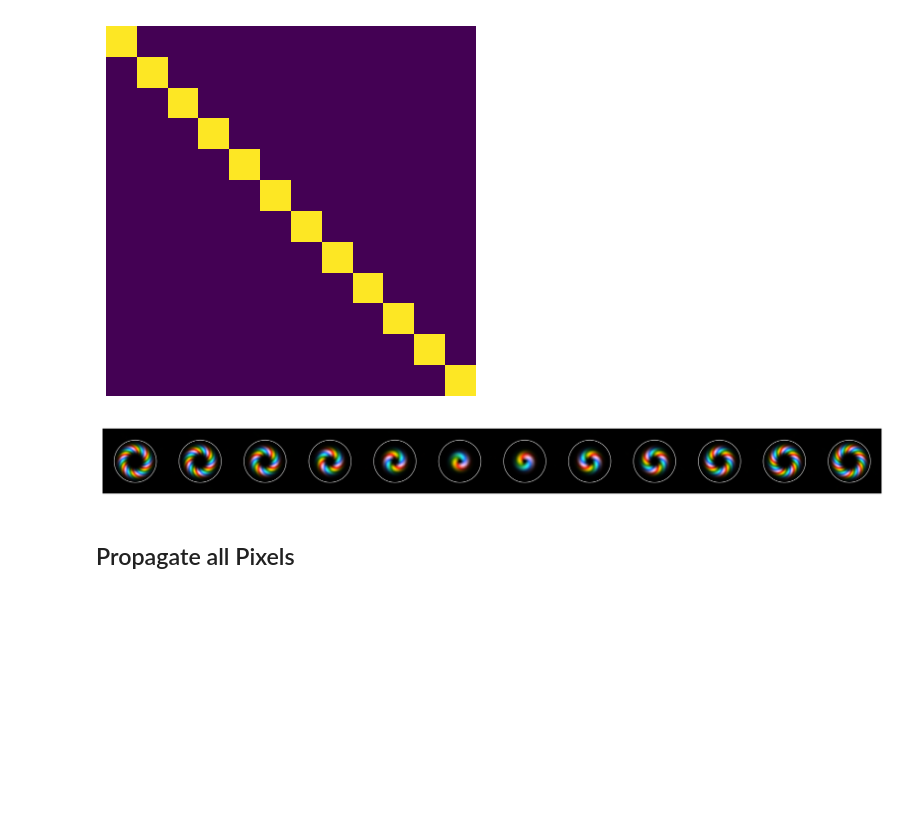
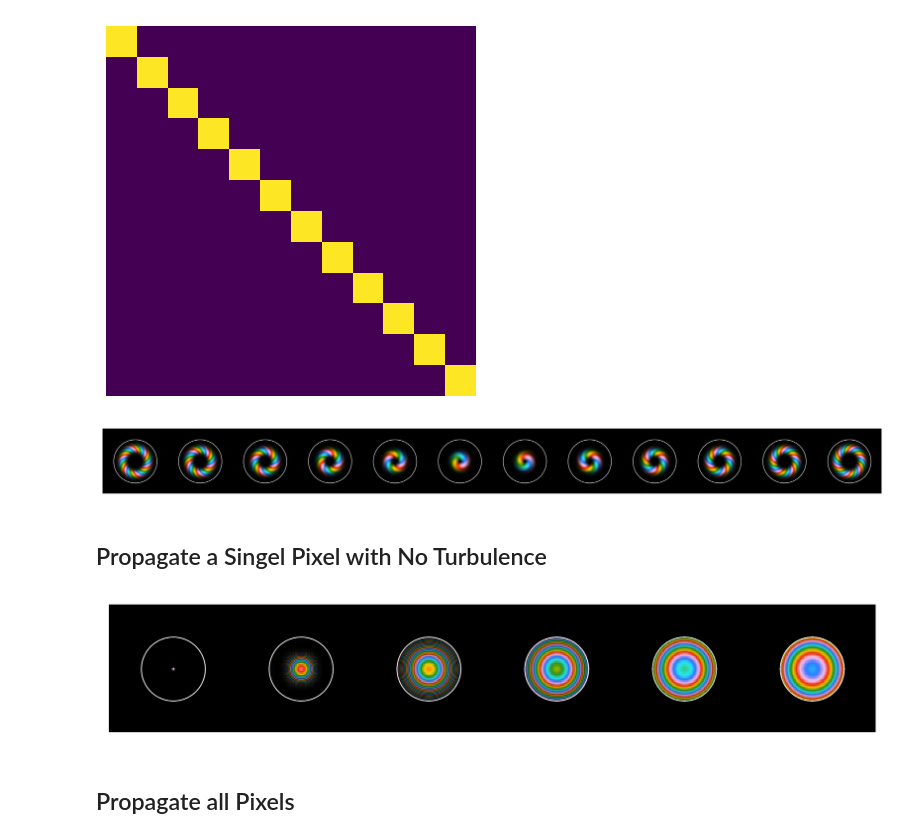
Before and after one commit to LukasScarfe/Eigen, a Jupyter notebook: eigenmodes.ipynb, the cells around one changed output. Cells and saved outputs as stored; diff of their text form; code cells hidden in the pictures; blank space fills up the shorter version.

```diff
--- a/eigenmodes.ipynb
+++ b/eigenmodes.ipynb
@@ -218,7 +218,7 @@ def plotBeam(Fs: list[Field],rows: int=1,aperature: float=0,intensity: bool=True
 
         if aperature:
             centre=(pixels/2-0.5,pixels/2-0.5) if pixels%2 == 1 else (pixels/2,pixels/2)
-            circle = plt.Circle(centre,aperature*pixels/size-1, color='w', fill=False,linewidth=0.5)
+            circle = plt.Circle(centre,aperature*pixels/size, color='w', fill=False,linewidth=0.5)
             ax.add_patch(circle)
 
     plt.subplots_adjust(left=0, right=1, top=1, bottom=0, wspace=0, hspace=0)
@@ -289,21 +289,22 @@ def propChannel(F,distance,abbs=1,mode=0):
     if not hasattr(abbs, "__len__"):
         for i in range(abbs):
             if mode==1:
-                F=Forvard(F,int(distance/abbs))
+                F=Forvard(F,distance/abbs)
             elif mode == 2:
-                F=Forward(F,int(distance/abbs),F.siz,F.N)
+                F=Forward(F,distance/abbs,F.siz,F.N)
             else:
-                F=Fresnel(F,int(distance/abbs))
+                F=Fresnel(F,distance/abbs)
 
     else:
+        F=Fresnel(F,distance/(len(abbs)+1))
         for screen in abbs:
             F=SubPhase(F,Phase(F)+screen)
             if mode==1:
-                F=Forvard(F,int(distance/len(abbs)))
+                F=Forvard(F,distance/(len(abbs)+1))
             elif mode == 2:
-                F=Forward(F,int(distance/len(abbs)),F.size,F.N)
+                F=Forward(F,distance/(len(abbs)+1),F.size,F.N)
             else:
-                F=Fresnel(F,int(distance/len(abbs)))
+                F=Fresnel(F,distance/(len(abbs)+1))
     return F
 
 def propChannelSteps(F,distance,abbs=1):
@@ -443,6 +438,19 @@ plt.show(plotBeam(errorBeams,rows=1,aperature=size/3))
 # %% [output]
 [figure]
 [figure]
+# %% [markdown]
+## Propagate a Singel Pixel with No Turbulence
+# %%
+intens = np.zeros((N, N))
+intens[N//2][N//2] = 1
+
+#FieldOut = propChannel(SubIntensity(FieldIn, intens), z, abbs)
+#FieldOut = propChannel(CircAperture(SubIntensity(FieldIn, intens),FieldIn.siz/2), z, abbs)
+F2 = [CircAperture(propChannel(CircAperture(SubPhase(SubIntensity(F, intens),np.zeros((N,N))),R=lensSize), dist),R=lensSize) for dist in [1,1000,2000,3000,4000,5000]]
+
+plt.show(plotBeam(F2,aperature=lensSize,dpi=3*N))
+# %% [output]
+[figure, new version]
 # %% [markdown]
 ## Propagate all Pixels
 # %%
```
Also changed, not shown: parts of 16 cells of this notebook, 16 other files.
